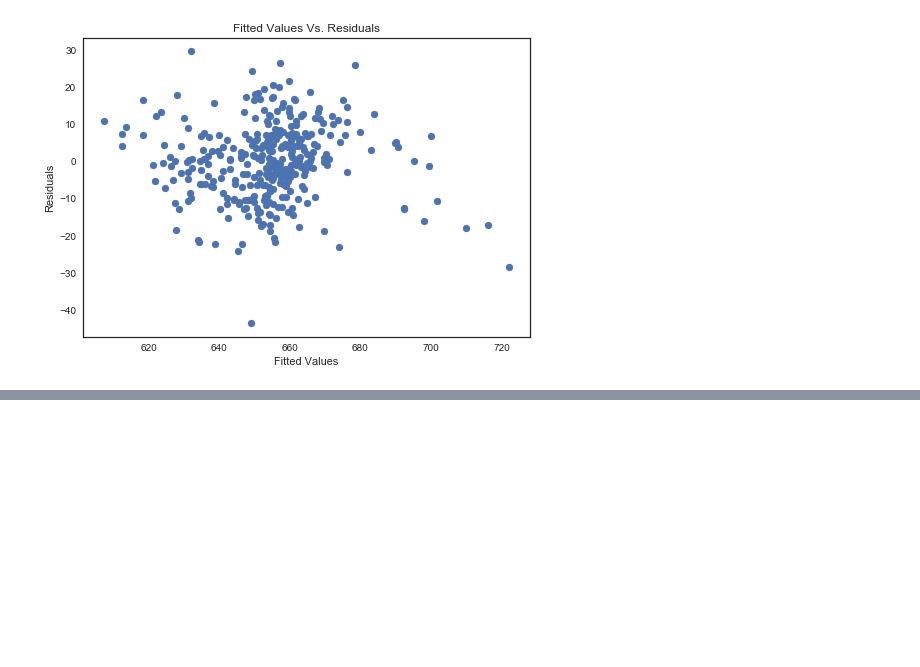
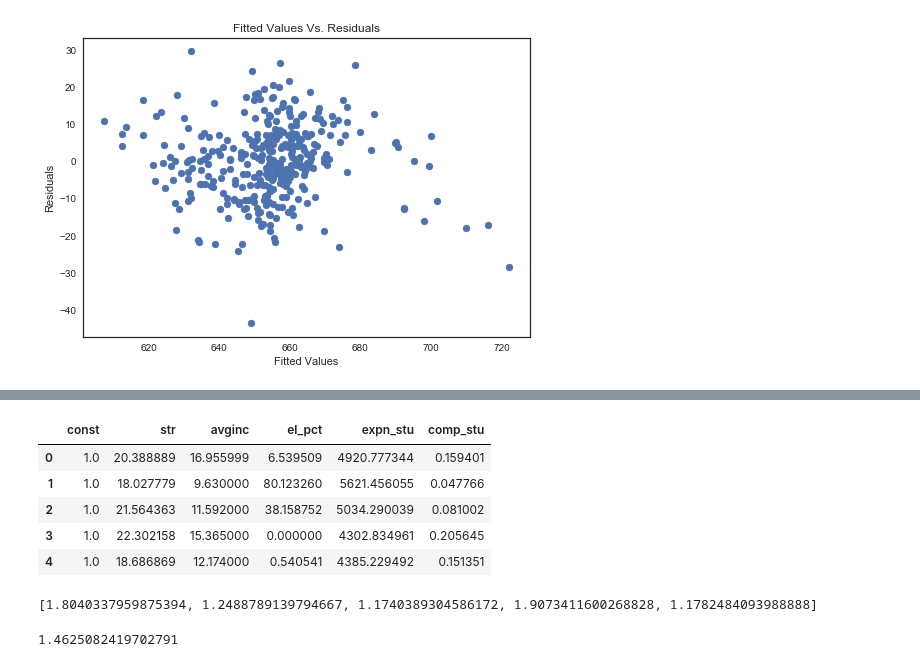
Before and after one commit to SarahDixon/QBUS2810-Group-Assignment, a Jupyter notebook: Task+3.ipynb, the cells around one changed output, grey strips where cells are left out. Saved outputs shown, nothing was run; the diff lists cells and outputs as text; code cells hidden in the pictures; blank space fills up the shorter version.

```diff
--- a/Task+3.ipynb
+++ b/Task+3.ipynb
@@ -90,0 +103,24 @@ plt.show()
+# %%
+features = train[['str','avginc','el_pct', 'expn_stu','comp_stu']]
+features = sm.add_constant(features)  # make sure to include a column of 1s when using the variance inflation factor function.
+features.head()
+# %% [output]
+|  | const | str | avginc | el_pct | expn_stu | comp_stu |
+| 0 | 1.0 | 20.388889 | 16.955999 | 6.539509 | 4920.777344 | 0.159401 |
+| 1 | 1.0 | 18.027779 | 9.630000 | 80.123260 | 5621.456055 | 0.047766 |
+| 2 | 1.0 | 21.564363 | 11.592000 | 38.158752 | 5034.290039 | 0.081002 |
+| 3 | 1.0 | 22.302158 | 15.365000 | 0.000000 | 4302.834961 | 0.205645 |
+| 4 | 1.0 | 18.686869 | 12.174000 | 0.540541 | 4385.229492 | 0.151351 |
+# %%
+from statsmodels.stats.outliers_influence import variance_inflation_factor
+vif = []
+for i in range(5): # range is number of selected variables + 1
+    vif.append(variance_inflation_factor(features.values, i+1))
+
+print(vif)
+# %% [output]
+[1.8040337959875394, 1.2488789139794667, 1.1740389304586172, 1.9073411600268828, 1.1782484093988888]
+# %%
+np.mean(vif)
+# %% [output]
+1.4625082419702791
```
Also changed, not shown: parts of 2 cells of this notebook.
